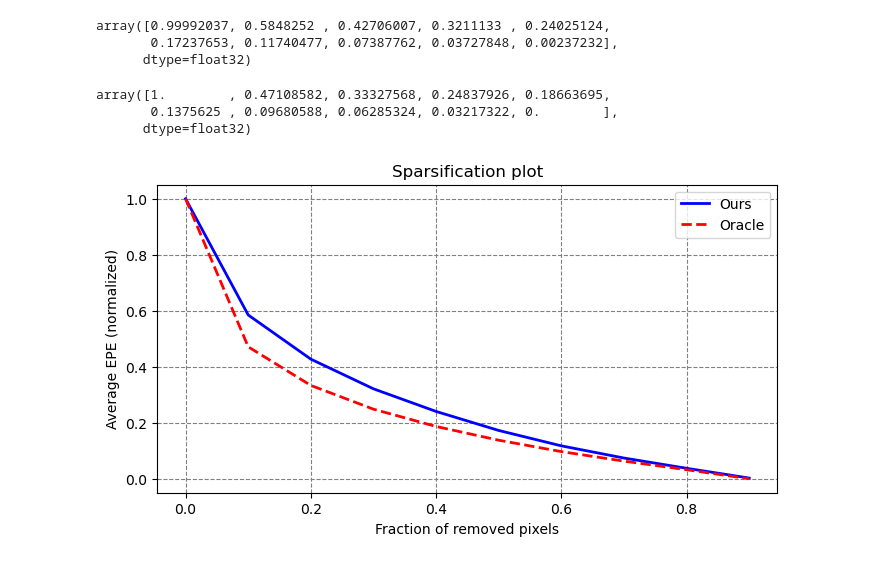
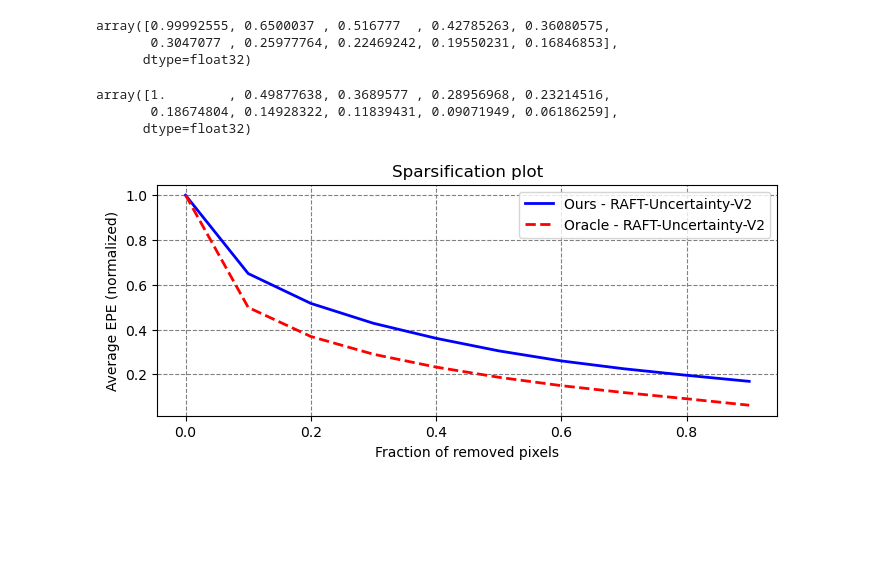
Before and after one commit to andrei-iosif/optical-flow-dnn, a Jupyter notebook: notebooks/sparsification_plot.ipynb, the cells around one changed output. Cells and saved outputs as stored; diff of their text form; code cells hidden in the pictures; blank space fills up the shorter version.

Commit message:
add sparsification error plot

```diff
--- a/notebooks/sparsification_plot.ipynb
+++ b/notebooks/sparsification_plot.ipynb
@@ -10,24 +10,24 @@ from core.evaluation.sparsification_plots import sparsification_plot
 from core.evaluation.metrics import Metrics
 # %%
 results = Metrics()
-results.load_pickle(r'/home/mnegru/repos/optical-flow-dnn/dump/TEST/Sintel/results.pkl')
+results.load_pickle(r'/home/mnegru/repos/optical-flow-dnn/dump/uncertainty_evaluation/Sintel/results.pkl')
 # %%
 epe_vals_mean = results.reduce_mean("epe_vals")
 epe_vals_oracle_mean = results.reduce_mean("epe_vals_oracle")
 # %%
 epe_vals_mean
 # %% [output]
-array([0.99992037, 0.5848252 , 0.42706007, 0.3211133 , 0.24025124,
-       0.17237653, 0.11740477, 0.07387762, 0.03727848, 0.00237232],
+array([0.99992555, 0.6500037 , 0.516777  , 0.42785263, 0.36080575,
+       0.3047077 , 0.25977764, 0.22469242, 0.19550231, 0.16846853],
       dtype=float32)
 # %%
 epe_vals_oracle_mean
 # %% [output]
-array([1.        , 0.47108582, 0.33327568, 0.24837926, 0.18663695,
-       0.1375625 , 0.09680588, 0.06285324, 0.03217322, 0.        ],
+array([1.        , 0.49877638, 0.3689577 , 0.28956968, 0.23214516,
+       0.18674804, 0.14928322, 0.11839431, 0.09071949, 0.06186259],
       dtype=float32)
 # %%
 idx = np.arange(0, 1, 0.1)
-sparsification_plot(idx, epe_vals_mean, epe_vals_oracle_mean)
+sparsification_plot(epe_vals_mean, epe_vals_oracle_mean, label="RAFT-Uncertainty-V2")
 # %% [output]
-[figure, old version]
+[figure, new version]
```
Also changed, not shown: parts of 3 cells of this notebook, 2 other files.
